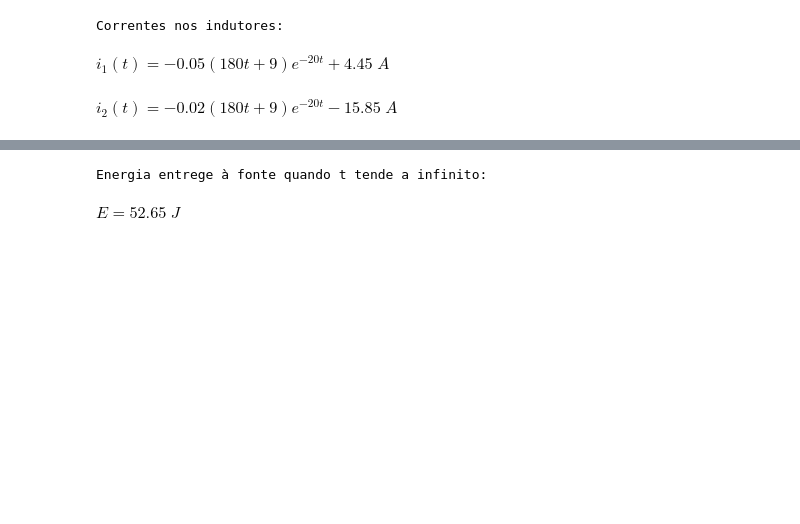
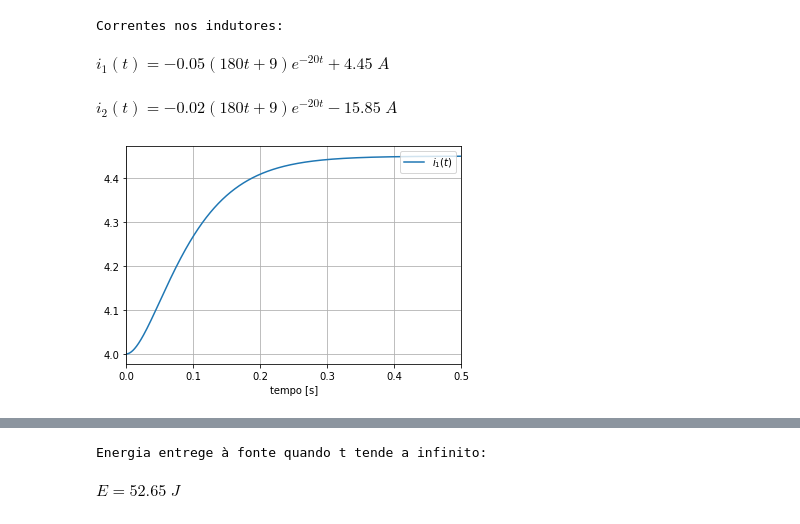
Before and after one commit to edsonportosilva/ElectricCircuits, a Jupyter notebook: Jupyter notebooks/Circuitos Eletricos I - Semana 6.1.ipynb, the cells around one changed output, grey strips where cells are left out. Cells and saved outputs as stored; diff of their text form; code cells hidden in the pictures; blank space fills up the shorter version.

```diff
--- a/Jupyter notebooks/Circuitos Eletricos I - Semana 6.1.ipynb
+++ b/Jupyter notebooks/Circuitos Eletricos I - Semana 6.1.ipynb
@@ -64,3 +67,9 @@ symdisp('i_2(t) = ', round_expr(i2, 2) , ' A')
 Correntes nos indutores:
 $\displaystyle i_1(t) = - 0.05 \left(180 t + 9\right) e^{- 20 t} + 4.45\; A$
 $\displaystyle i_2(t) = - 0.02 \left(180 t + 9\right) e^{- 20 t} - 15.85\; A$
+# %%
+tmax = 0.5
+intervalo = np.linspace(0, tmax, num=1000)
+symplot(t, i1, intervalo, funLabel= '$i_1(t)$')
+# %% [output]
+[figure, added]
```
Also changed, not shown: parts of 5 cells of this notebook, 1 other file.
